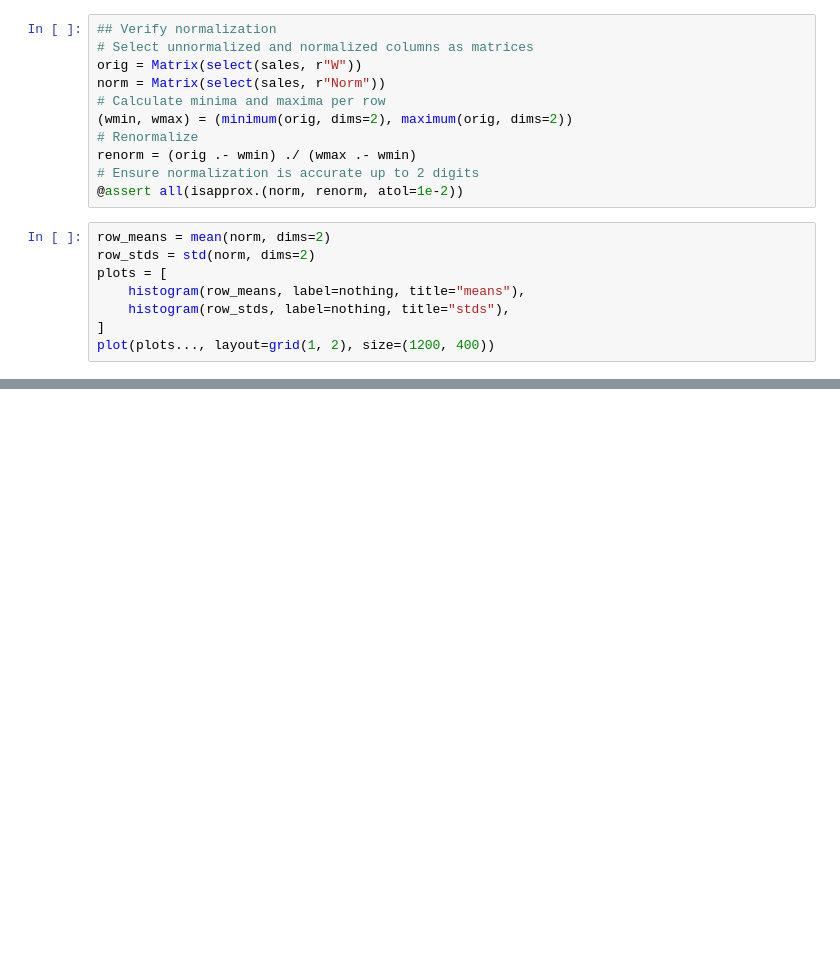
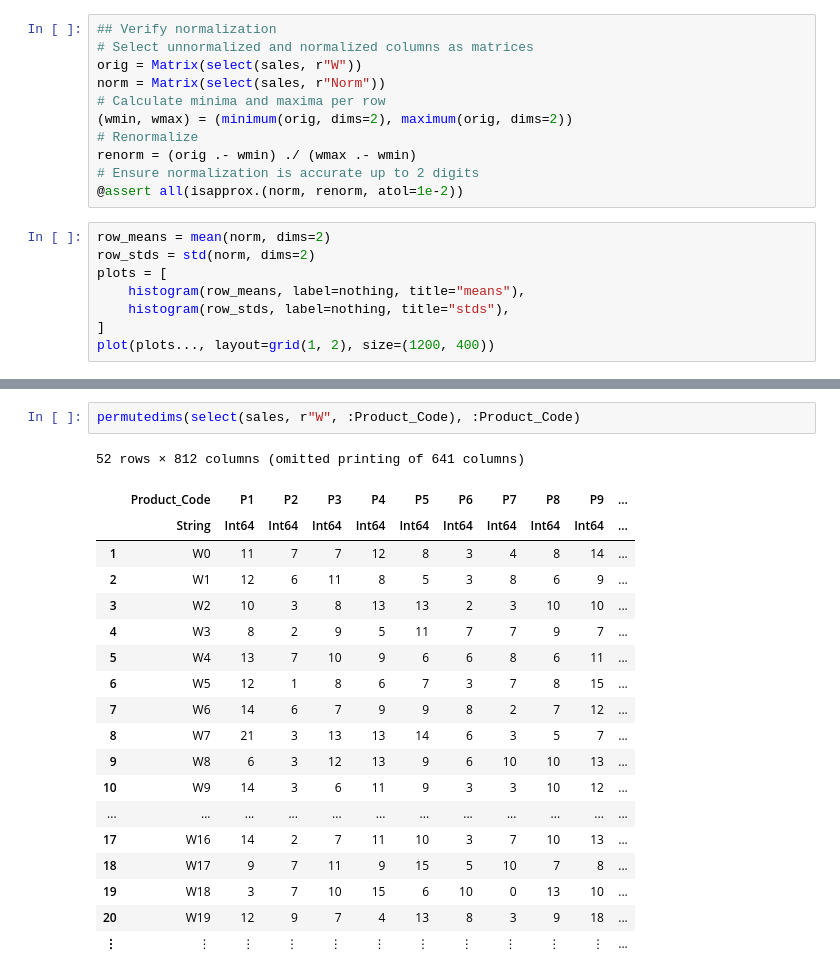
Before and after one commit to wolthom/manning_liveprojects, a Jupyter notebook: Part1_Data-Preparation.ipynb, the cells around one changed output, grey strips where cells are left out. Cells and saved outputs as stored; diff of their text form; blank space fills up the shorter version.

```diff
--- a/Part1_Data-Preparation.ipynb
+++ b/Part1_Data-Preparation.ipynb
@@ -123,0 +135,22 @@ plot(plots..., layout=grid(1, 2), size=(1200, 400))
+# %%
+permutedims(select(sales, r"W", :Product_Code), :Product_Code)
+# %% [output]
+52 rows × 812 columns (omitted printing of 641 columns)
+|  | Product_Code | P1 | P2 | P3 | P4 | P5 | P6 | P7 | P8 | P9 | ... |
+|  | String | Int64 | Int64 | Int64 | Int64 | Int64 | Int64 | Int64 | Int64 | Int64 | ... |
+| 1 | W0 | 11 | 7 | 7 | 12 | 8 | 3 | 4 | 8 | 14 | ... |
+| 2 | W1 | 12 | 6 | 11 | 8 | 5 | 3 | 8 | 6 | 9 | ... |
+| 3 | W2 | 10 | 3 | 8 | 13 | 13 | 2 | 3 | 10 | 10 | ... |
+| 4 | W3 | 8 | 2 | 9 | 5 | 11 | 7 | 7 | 9 | 7 | ... |
+| 5 | W4 | 13 | 7 | 10 | 9 | 6 | 6 | 8 | 6 | 11 | ... |
+| 6 | W5 | 12 | 1 | 8 | 6 | 7 | 3 | 7 | 8 | 15 | ... |
+| 7 | W6 | 14 | 6 | 7 | 9 | 9 | 8 | 2 | 7 | 12 | ... |
+| 8 | W7 | 21 | 3 | 13 | 13 | 14 | 6 | 3 | 5 | 7 | ... |
+| 9 | W8 | 6 | 3 | 12 | 13 | 9 | 6 | 10 | 10 | 13 | ... |
+| 10 | W9 | 14 | 3 | 6 | 11 | 9 | 3 | 3 | 10 | 12 | ... |
+| ... | ... | ... | ... | ... | ... | ... | ... | ... | ... | ... | ... |
+| 17 | W16 | 14 | 2 | 7 | 11 | 10 | 3 | 7 | 10 | 13 | ... |
+| 18 | W17 | 9 | 7 | 11 | 9 | 15 | 5 | 10 | 7 | 8 | ... |
+| 19 | W18 | 3 | 7 | 10 | 15 | 6 | 10 | 0 | 13 | 10 | ... |
+| 20 | W19 | 12 | 9 | 7 | 4 | 13 | 8 | 3 | 9 | 18 | ... |
+| ⋮ | ⋮ | ⋮ | ⋮ | ⋮ | ⋮ | ⋮ | ⋮ | ⋮ | ⋮ | ⋮ | ... |
```
Also changed, not shown: parts of 5 cells of this notebook.
